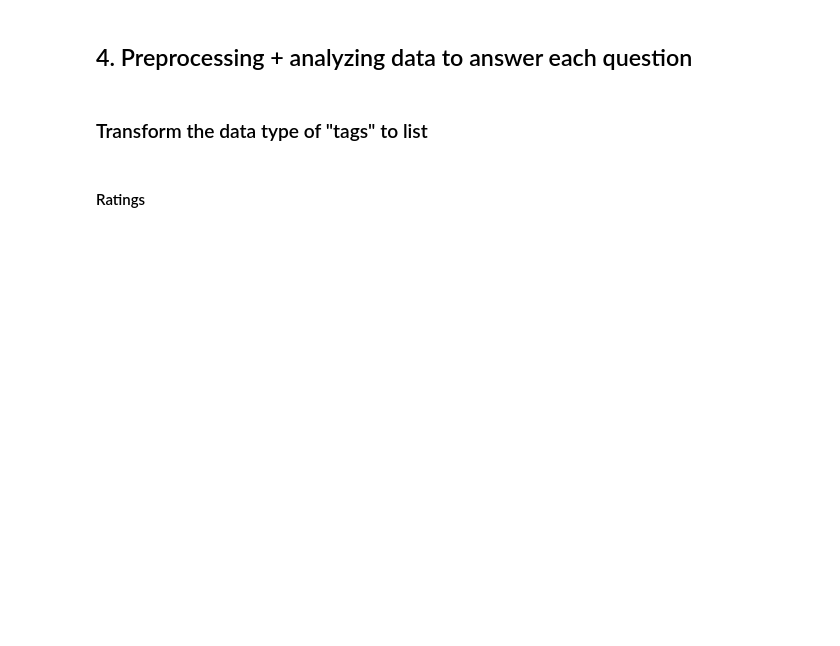
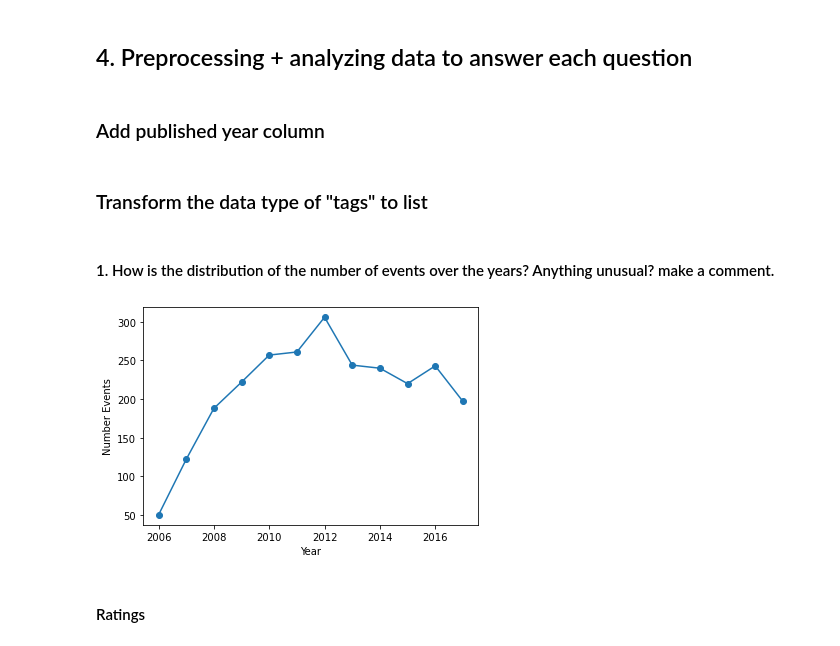
Before and after one commit to devlmhieu7521/LTKHDL_Final, a Jupyter notebook: project_final.ipynb, the cells around one changed output. Saved outputs shown, nothing was run; the diff lists cells and outputs as text; code cells hidden in the pictures; blank space fills up the shorter version.

Commit message:
Finished exploring data, visual some question.

```diff
--- a/project_final.ipynb
+++ b/project_final.ipynb
@@ -220,2 +220,4 @@ ted_df.sample(2)
 # %% [markdown]
 ## 4. Preprocessing + analyzing data to answer each question
+# %% [markdown]
+### Add published year column
@@ -223,6 +227,13 @@ ted_df.sample(2)
 ### Transform the data type of "tags" to list
 # %%
 ted_df['tags'] = ted_df['tags'].apply(lambda x: convert_to_list(x))
+# %% [markdown]
+#### 1. How is the distribution of the number of events over the years? Anything unusual? make a comment.
+# %%
+Q1 = ted_df.groupby('Year_published')['event'].count()
+Q1.plot.line(ylabel = 'Number Events', xlabel = 'Year', marker='o');
+# %% [output]
+[figure, added]
 # %% [markdown]
 #### Ratings
 # %%
```
Also changed, not shown: parts of 8 cells of this notebook.
